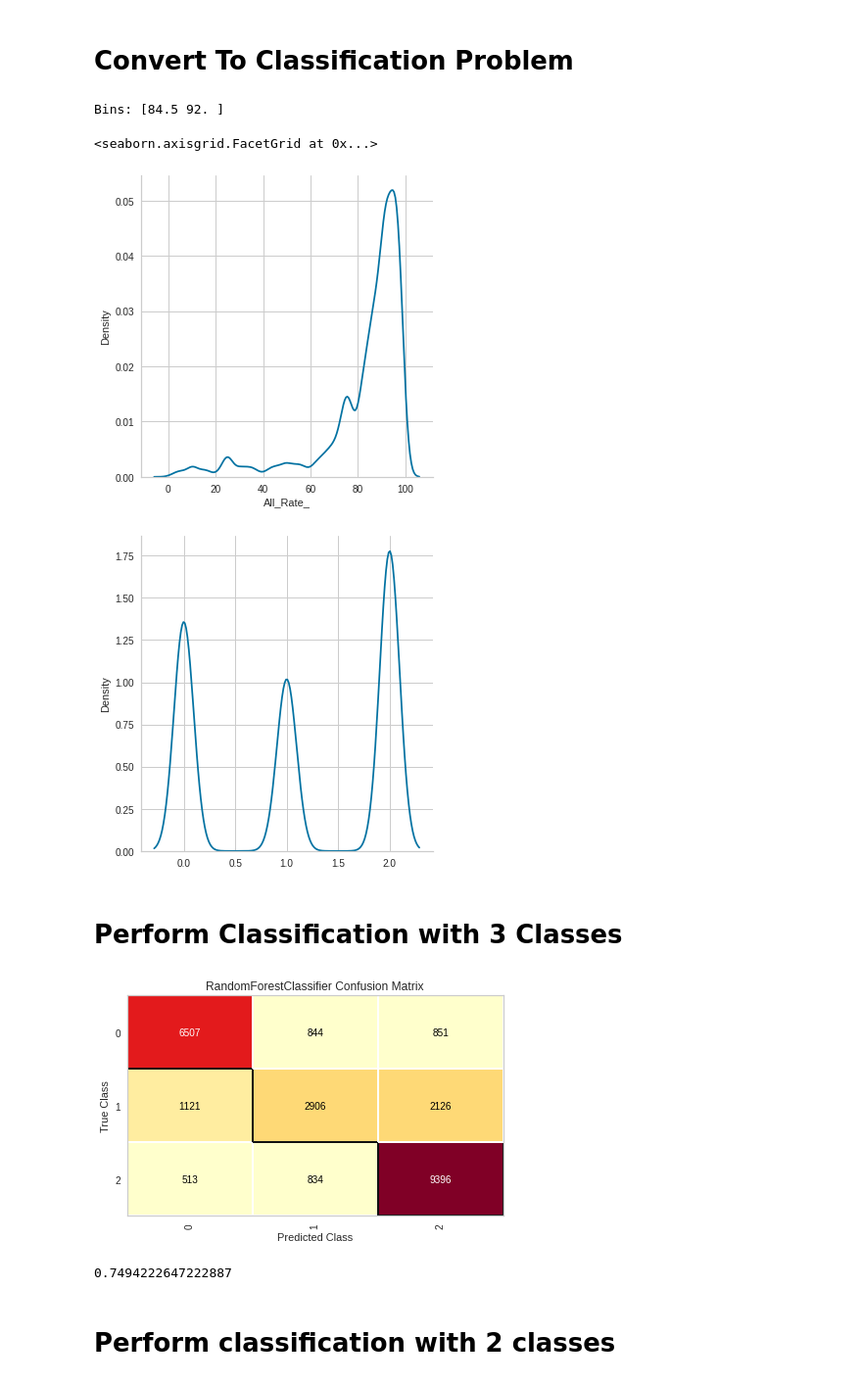
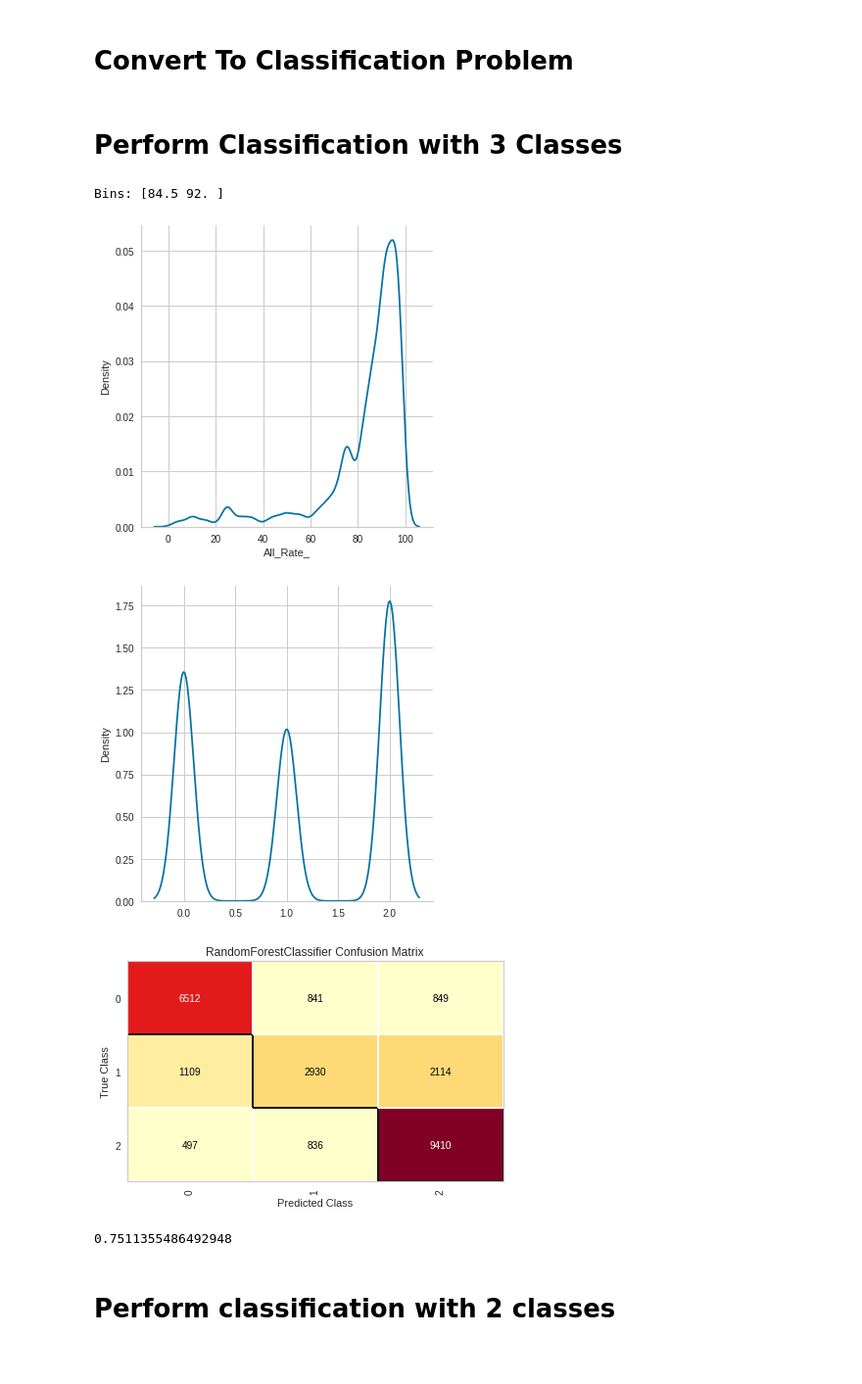
Before and after one commit to georgetown-analytics/student-outcomes, a Jupyter notebook: notebooks/feature_engineering_1.ipynb, the cells around one changed output. Shown at 98% size. Saved outputs shown, nothing was run; the diff lists cells and outputs as text; code cells hidden in the pictures.

Commit message:
Finished Feature Engineering; Updated figures; Started cleaning up eda and ingestion

```diff
--- a/notebooks/feature_engineering_1.ipynb
+++ b/notebooks/feature_engineering_1.ipynb
@@ -52,7 +54,7 @@ dtype: object
 # %% [markdown]
 # Prepare dataframes and train-test split for modeling
 # %%
-def Make_X_y(df : pd.DataFrame):
+def Make_X_y(df: pd.DataFrame):
     """
     # Subset to features used in modeling.
     # Tag categoricals to the pandas type categorical.
@@ -79,11 +81,11 @@ def Make_X_y(df : pd.DataFrame):
         axis=1,
     )
 
-
     y = X.pop("All_Rate_")
 
     # Tag categoricals so that they can be treated properly by the modeling packages
-    categoricals =['Urban_Centric_Locale', 'School_Level', 'School_Type', 'Title_I_Status', 'Title_I_Eligible', 'Charter', 'Magnet', 'Virtual', 'Ungrade_Cedp', 'Rural_Urban_Continuum_Code', 'Urban_Influence_Code', 'Metro_Or_Not']
+    categoricals = ['Urban_Centric_Locale', 'School_Level', 'School_Type', 'Title_I_Status', 'Title_I_Eligible',
+                    'Charter', 'Magnet', 'Virtual', 'Ungrade_Cedp', 'Rural_Urban_Continuum_Code', 'Urban_Influence_Code', 'Metro_Or_Not']
 
     # Convert categoricals to the pandas type 'category'
     for col in categoricals:
@@ -133,15 +135,16 @@ import os
 
 warnings.simplefilter(action="ignore", category=pd.errors.PerformanceWarning)
 param_grid = {
-    "rf__n_estimators": [500],
-    "rf__max_features": [55,60,65],
-    "rf__max_depth": [90, 100],
+    "rf__n_estimators": [500, 1000],
+    "rf__max_features": [55],
+    "rf__max_depth": [5, 15, 25, 35, 45, 65, 75, 85, 90],
     "rf__ccp_alpha": [0.0],
     "rf__random_state": [42],
 }
 pipe = Pipeline(
     steps=[
-        ("onehot", OneHotEncoder(drop_last=True, variables=Xtrain.select_dtypes(include='category').columns.tolist())),
+        ("onehot", OneHotEncoder(drop_last=True, variables=Xtrain.select_dtypes(
+            include='category').columns.tolist())),
         ("rf", RandomForestRegressor()),
     ]
 )
@@ -149,7 +152,7 @@ pipe = Pipeline(
 # Load model from disk instead of running again.
 clf = {}
 local_model_path = (
-    "../../student_outcome_saved_models/model_datasetB_random_forest_gridsearch2.pkl"
+    "../../student_outcome_saved_models/model_datasetB_random_forest_gridsearch3.pkl"
 )
 if os.path.exists(local_model_path):
     clf = joblib.load(local_model_path)
@@ -159,7 +162,7 @@ else:
         param_grid,
         n_jobs=4,
         verbose=3,
-        cv=4,
+        cv=6,
         scoring="r2",
     )
     clf.fit(Xtrain, ytrain)
@@ -173,47 +181,49 @@ del clf
 # %% [markdown]
 # Convert To Classification Problem
-# %%
-bins = np.percentile(ytrain,[33,66])
-ytrain_binned = np.digitize(ytrain,bins=bins)
-ytest_binned = np.digitize(ytest,bins=bins)
-print("Bins:", bins)
-sns.displot(ytrain,kind='kde',label="continuous")
-sns.displot(ytrain_binned,kind='kde',label="33,66 bins")
-# %% [output]
-Bins: [84.5 92. ]
-<seaborn.axisgrid.FacetGrid at 0x...>
-[figure, removed]
-[figure, removed]
 # %% [markdown]
 # Perform Classification with 3 Classes
 # %%
 from sklearn.ensemble import RandomForestClassifier
 from yellowbrick.classifier import ConfusionMatrix
 
+
+bins = np.percentile(ytrain, [33, 66])
+ytrain_binned = np.digitize(ytrain, bins=bins)
+ytest_binned = np.digitize(ytest, bins=bins)
+print("Bins:", bins)
+sns.displot(ytrain, kind='kde', label="continuous")
+sns.displot(ytrain_binned, kind='kde', label="33,66 bins")
+plt.show()
+
+
 pipe = Pipeline(
     steps=[
-        ("onehot", OneHotEncoder(drop_last=True, variables=Xtrain.select_dtypes(include='category').columns.tolist())),
+        ("onehot", OneHotEncoder(drop_last=True, variables=Xtrain.select_dtypes(
+            include='category').columns.tolist())),
         (
             "rf",
             RandomForestClassifier(
-                n_jobs=2,
+                n_jobs=4,
                 max_features=55,
-                n_estimators=500,
-                max_depth=90,
+                n_estimators=1000,
+                max_depth=35,
                 random_state=42,
             ),
         ),
     ]
 )
-conf = ConfusionMatrix(pipe,classes=(0,1,2))
-conf.fit(Xtrain,ytrain_binned)
+conf = ConfusionMatrix(pipe, classes=(0, 1, 2))
+conf.fit(Xtrain, ytrain_binned)
 
-conf.score(Xtest,ytest_binned)
+conf.score(Xtest, ytest_binned)
 conf.show()
 print(conf.score_)
 # %% [output]
+Bins: [84.5 92. ]
-[figure, old version]
+[figure, new version]
-0.7494222647222887
+[figure, added]
+[figure, added]
+0.7511355486492948
 # %% [markdown]
 # Perform classification with 2 classes
 # %%
```
Also changed, not shown: parts of 25 cells of this notebook, 12 other files.
